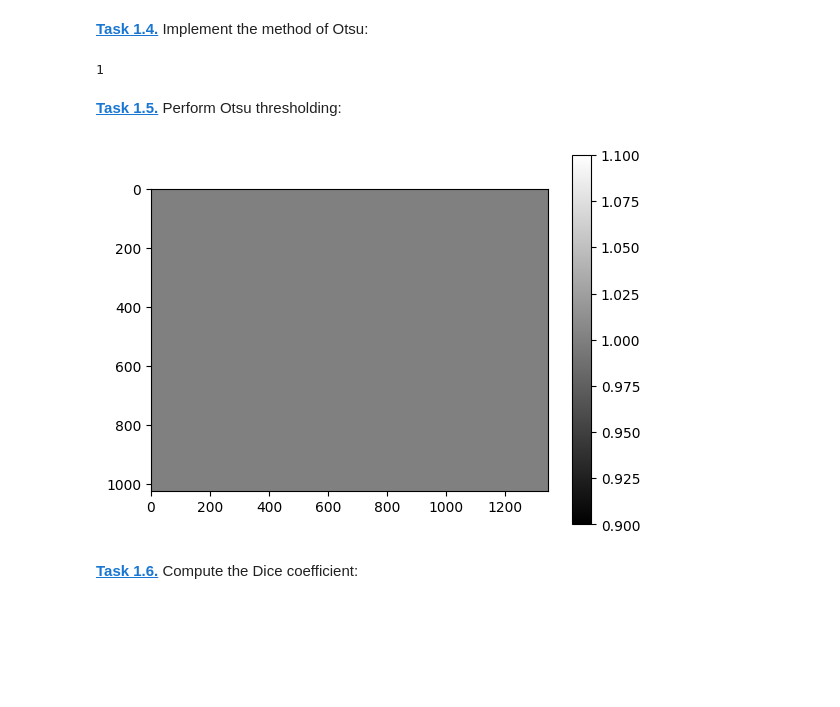
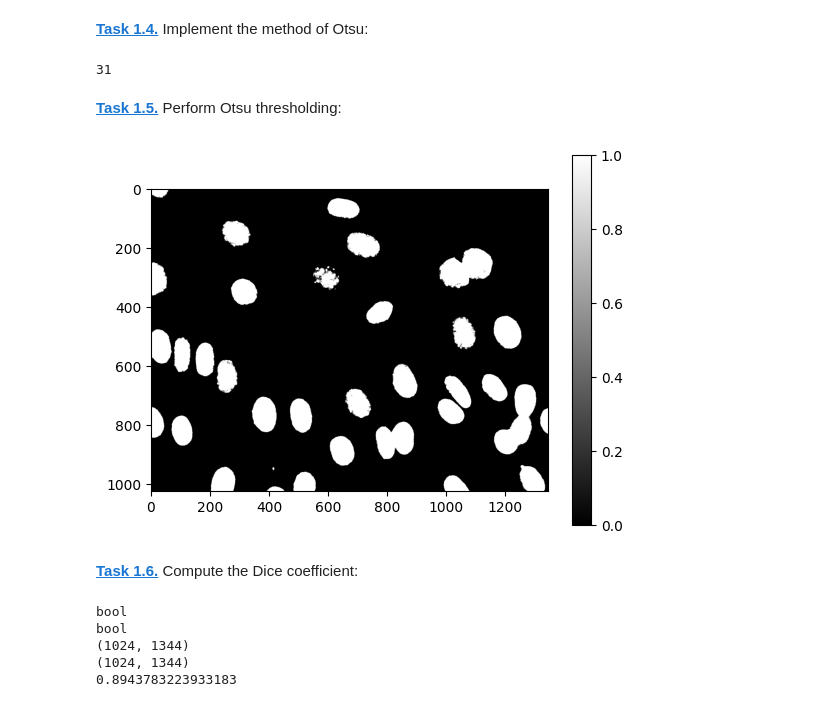
Before and after one commit to k8nsti/mobi-fs5-python, a Jupyter notebook: otsu.ipynb, the cells around one changed output. Cells and saved outputs as stored; diff of their text form; code cells hidden in the pictures; blank space fills up the shorter version.

Commit message:
Finish otsu 1.6

```diff
--- a/otsu.ipynb
+++ b/otsu.ipynb
@@ -30,30 +29,34 @@ plt.bar(range(256), h, width=1)
 # %% [markdown]
 **[Task 1.4.]()** Implement the method of Otsu:
 # %%
-T_min = np.zeros(256)
+T_min = np.full(256, np.inf)
 
 for T in range(1,256):
-    n1 = np.sum(h[range(0, T)])
-    n2 = np.sum(h[range(T, 256)])
+    n1 = np.sum(h[:T])
+    n2 = np.sum(h[T:])
+
+    if n1 == 0 or n2 == 0:
+        continue
+
     var1 = np.var(img8[img8 < T])
     var2 = np.var(img8[img8 >= T])
-    T_opt = n1*var1 + n2*var2
-    T_min[T]=T_opt
 
-print(np.argmin(T_min))
+    T_min[T] = n1*var1 + n2*var2
+
+T_star = np.argmin(T_min)
+print(T_star)
 # %% [output]
-1
+31
 # %% [markdown]
 **[Task 1.5.]()** Perform Otsu thresholding:
 # %%
-thres = 1
-otsu_image = img8 >= thres
+otsu_image = img8 >= T_star
 plt.figure()
 plt.imshow(otsu_image, cmap='gray')
 plt.colorbar()
 plt.show()
 # %% [output]
-[figure, old version]
+[figure, new version]
 # %% [markdown]
 **[Task 1.6.]()** Compute the Dice coefficient:
 # %%
@@ -65,6 +68,14 @@ H = ground_truth_bool
 
 print(otsu_image.dtype)
 print(ground_truth_bool.dtype)
+print(G.shape)
+print(H.shape)
 
 dice = 2*(G*H).sum()/(G.sum()+H.sum())
 print(dice)
+# %% [output]
+bool
+bool
+(1024, 1344)
+(1024, 1344)
+0.8943783223933183
```
Also changed, not shown: parts of 1 cell of this notebook.
